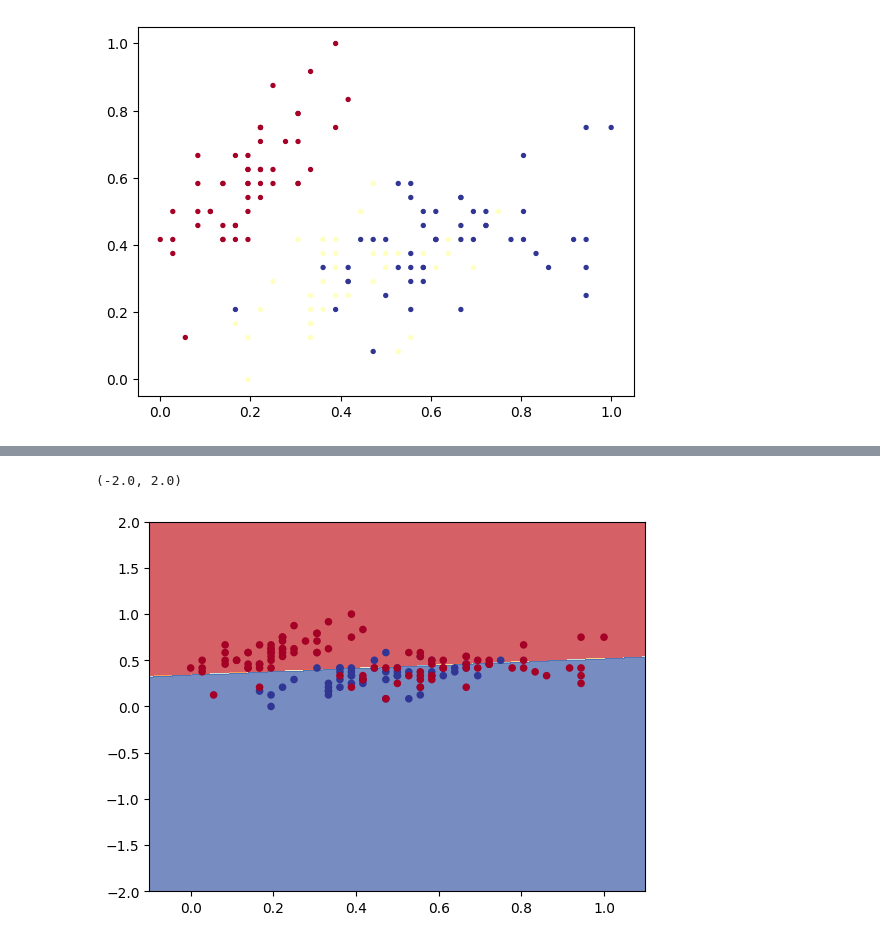
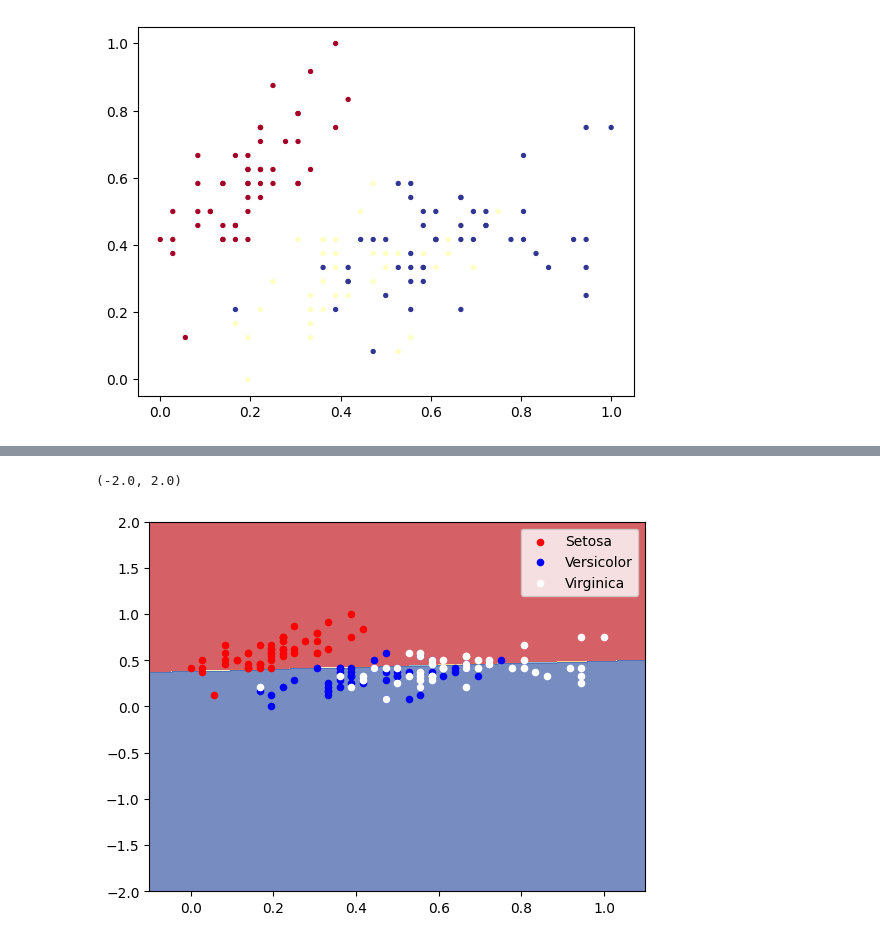
Before and after one commit to Vicproph/DL-HW1, a Jupyter notebook: Mohammad/2-1-b.ipynb, the cells around one changed output, grey strips where cells are left out. Cells and saved outputs as stored; diff of their text form; code cells hidden in the pictures.

```diff
--- a/Mohammad/2-1-b.ipynb
+++ b/Mohammad/2-1-b.ipynb
@@ -18,7 +18,8 @@ VIRGINICA = 2
 
 X = np.array(iris["data"][:, :2], dtype=np.float64)  # only sepal width and sepal length
 y = np.array(iris["target"], dtype=np.float64)  # outputs
-classes = np.unique(y)
+original_y = y.copy()
+
 
 for i in range(X.shape[1]):
     X[:, i] = (X[:, i] - X[:, i].min()) / (X[:, i].max() - X[:, i].min())
@@ -98,7 +99,7 @@ model = AdaLine(X_train, X_test, y_train, y_test)
 # %%
 alpha = 0.001
 max_loss = 0.02
-epochs = 70
+epochs = 100
 
 losses, test_losses = model.fit(alpha, max_loss, epochs)
 test_pred = model.predict(X_test)
@@ -144,15 +145,37 @@ Recall: 0.8235294117647058
 # %%
 xx, yy = np.meshgrid(
     np.linspace(X.min() - 0.1, X.max() + 0.1, 500),
     np.linspace(y.min() - 1, y.max() + 1, 500),
 )
 x_in = np.c_[xx.ravel(), yy.ravel()]
 y_pred = model.predict(x_in)
 y_pred = np.round(y_pred).reshape(xx.shape)
 plt.contourf(xx, yy, y_pred, cmap=plt.cm.RdYlBu, alpha=0.7)
-plt.scatter(X[:, 0], X[:, 1], c=y, s=20, cmap=plt.cm.RdYlBu)
+plt.scatter(
+    X[original_y == SETOSA][:, 0],
+    X[original_y == SETOSA][:, 1],
+    s=20,
+    color="red",
+    label='Setosa'
+)
+plt.scatter(
+    X[original_y == VERSICOLOR][:, 0],
+    X[original_y == VERSICOLOR][:, 1],
+    s=20,
+    color="blue",
+    label='Versicolor'
+)
+plt.scatter(
+    X[original_y == VIRGINICA][:, 0],
+    X[original_y == VIRGINICA][:, 1],
+    s=20,
+    color="white",
+    label='Virginica'
+)
+plt.legend()
+
 plt.xlim(xx.min(), xx.max())
 plt.ylim(yy.min(), yy.max())
 # %% [output]
 (-2.0, 2.0)
-[figure, old version]
+[figure, new version]
```
Also changed, not shown: parts of 2 cells of this notebook, 3 other files.
